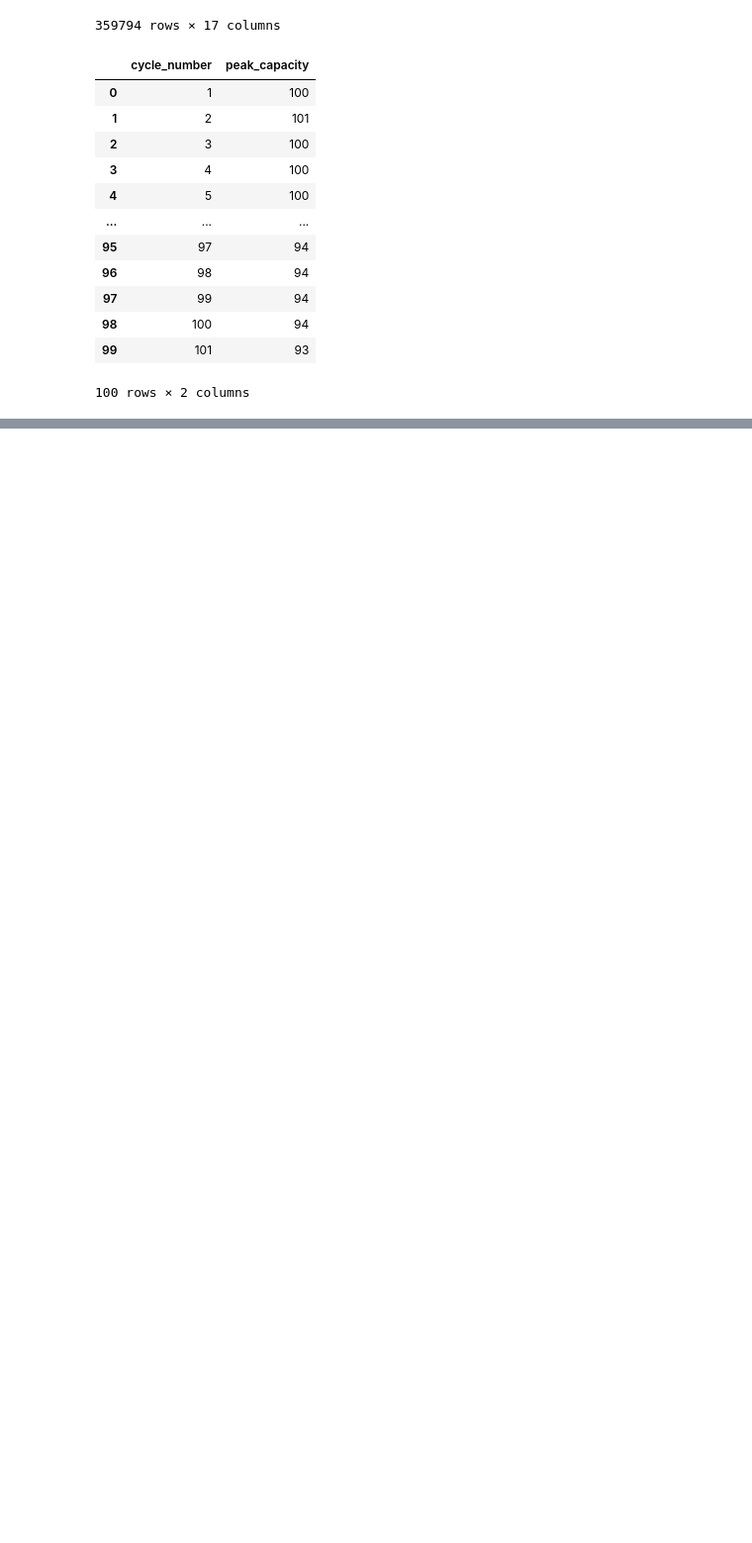
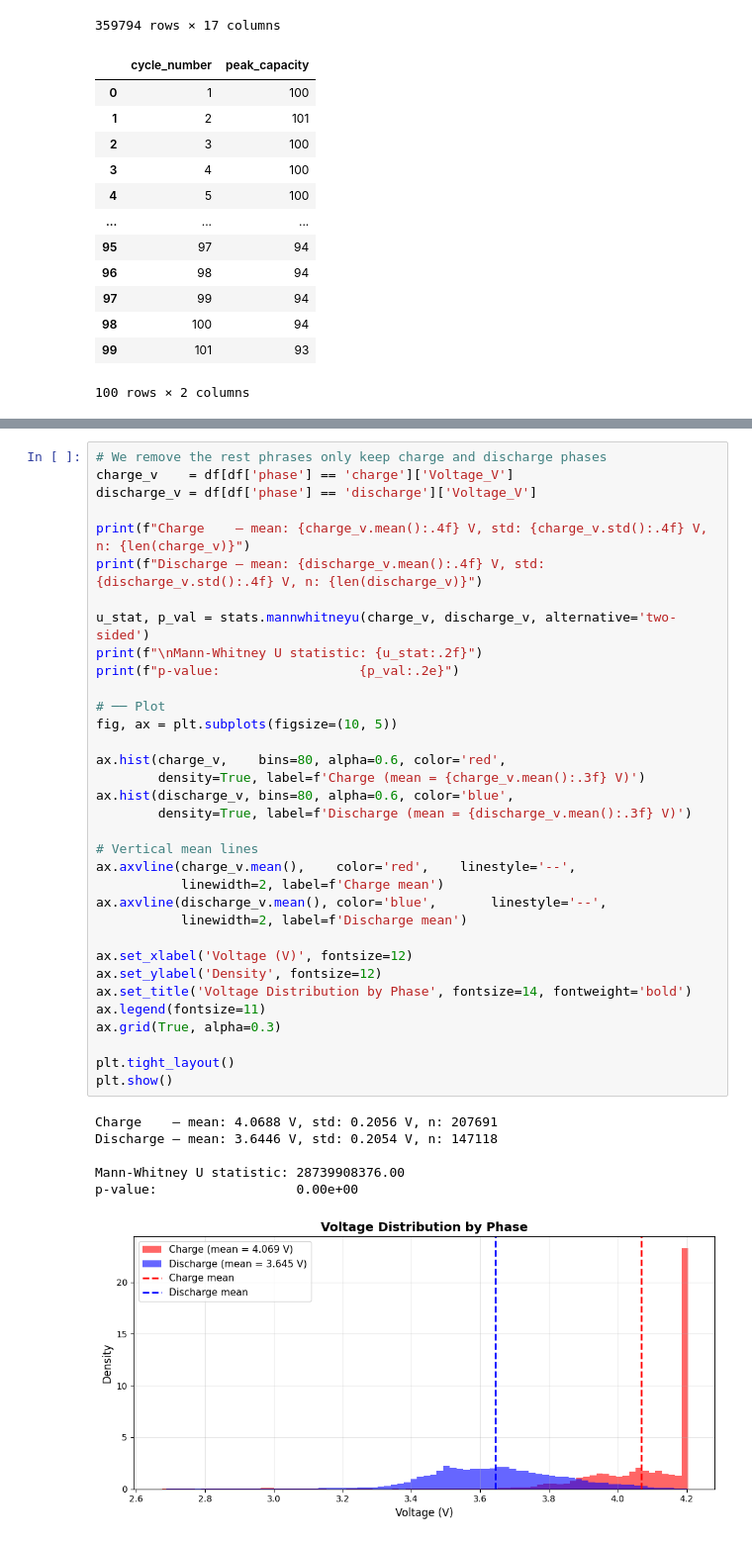
Before and after one commit to Niegeee/CMSC320-Battery-Degradation-Prediction, a Jupyter notebook: battery.ipynb, the cells around one changed output, grey strips where cells are left out. Shown at 99% size. Saved outputs shown, nothing was run; the diff lists cells and outputs as text; blank space fills up the shorter version.

```diff
--- a/battery.ipynb
+++ b/battery.ipynb
@@ -374,0 +546,41 @@ display(df_cycles)
+# %%
+# We remove the rest phrases only keep charge and discharge phases
+charge_v    = df[df['phase'] == 'charge']['Voltage_V']
+discharge_v = df[df['phase'] == 'discharge']['Voltage_V']
+
+print(f"Charge    — mean: {charge_v.mean():.4f} V, std: {charge_v.std():.4f} V, n: {len(charge_v)}")
+print(f"Discharge — mean: {discharge_v.mean():.4f} V, std: {discharge_v.std():.4f} V, n: {len(discharge_v)}")
+
+u_stat, p_val = stats.mannwhitneyu(charge_v, discharge_v, alternative='two-sided')
+print(f"\nMann-Whitney U statistic: {u_stat:.2f}")
+print(f"p-value:                  {p_val:.2e}")
+
+# ── Plot
+fig, ax = plt.subplots(figsize=(10, 5))
+
+ax.hist(charge_v,    bins=80, alpha=0.6, color='red',
+        density=True, label=f'Charge (mean = {charge_v.mean():.3f} V)')
+ax.hist(discharge_v, bins=80, alpha=0.6, color='blue',
+        density=True, label=f'Discharge (mean = {discharge_v.mean():.3f} V)')
+
+# Vertical mean lines
+ax.axvline(charge_v.mean(),    color='red',    linestyle='--',
+           linewidth=2, label=f'Charge mean')
+ax.axvline(discharge_v.mean(), color='blue',       linestyle='--',
+           linewidth=2, label=f'Discharge mean')
+
+ax.set_xlabel('Voltage (V)', fontsize=12)
+ax.set_ylabel('Density', fontsize=12)
+ax.set_title('Voltage Distribution by Phase', fontsize=14, fontweight='bold')
+ax.legend(fontsize=11)
+ax.grid(True, alpha=0.3)
+
+plt.tight_layout()
+plt.show()
+# %% [output]
+Charge    — mean: 4.0688 V, std: 0.2056 V, n: 207691
+Discharge — mean: 3.6446 V, std: 0.2054 V, n: 147118
+
+Mann-Whitney U statistic: 28739908376.00
+p-value:                  0.00e+00
+[figure, added]
```
Also changed, not shown: parts of 12 cells of this notebook.
